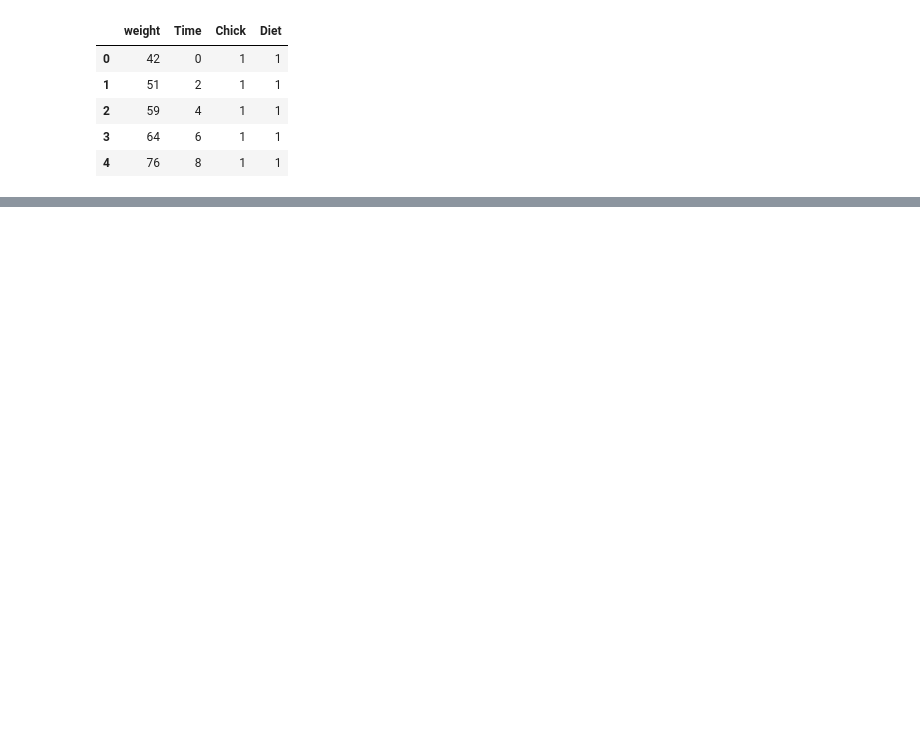
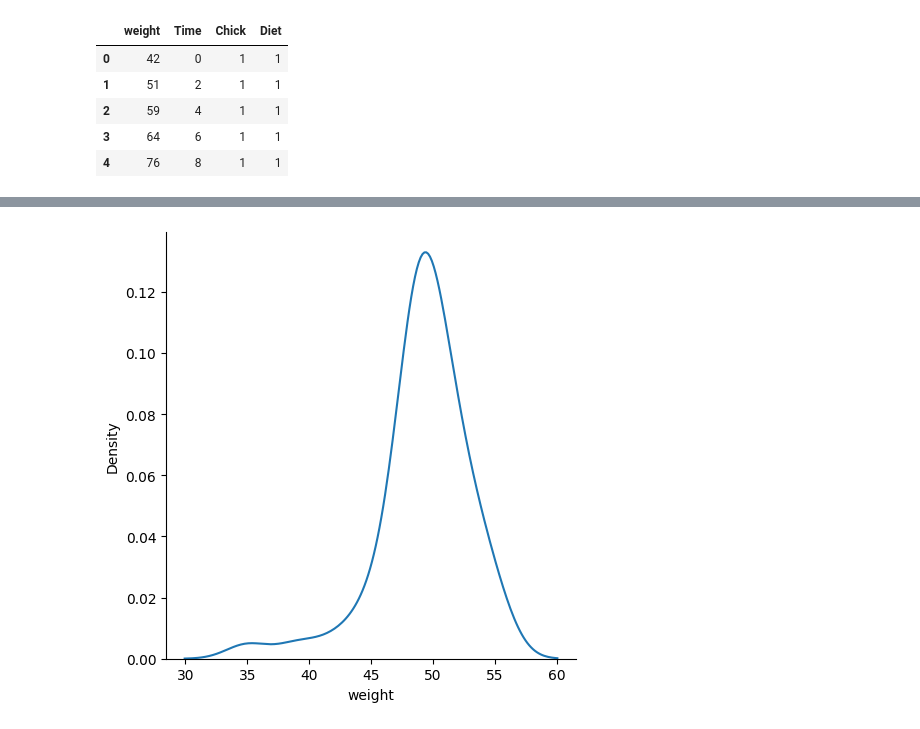
Before and after one commit to MichaelSzczepaniak/DataCamp, a Jupyter notebook: Tracks/Associate Data Scientist/30 Experimental Design in Python/ExperimentalDesignPython.ipynb, the cells around one changed output, grey strips where cells are left out. Cells and saved outputs as stored; diff of their text form; code cells hidden in the pictures; blank space fills up the shorter version.

```diff
--- a/Tracks/Associate Data Scientist/30 Experimental Design in Python/ExperimentalDesignPython.ipynb
+++ b/Tracks/Associate Data Scientist/30 Experimental Design in Python/ExperimentalDesignPython.ipynb
@@ -178,0 +196,8 @@ chicken_data.head()
+# %%
+# Subset the data and plot the weight of the subset
+subset_data = chicken_data[chicken_data['Time'] == 2]
+
+sns.displot(data=subset_data, x='weight', kind="kde")
+plt.show()  # much more normal looking
+# %% [output]
+[figure, added]
```
Also changed, not shown: parts of 12 cells of this notebook.
